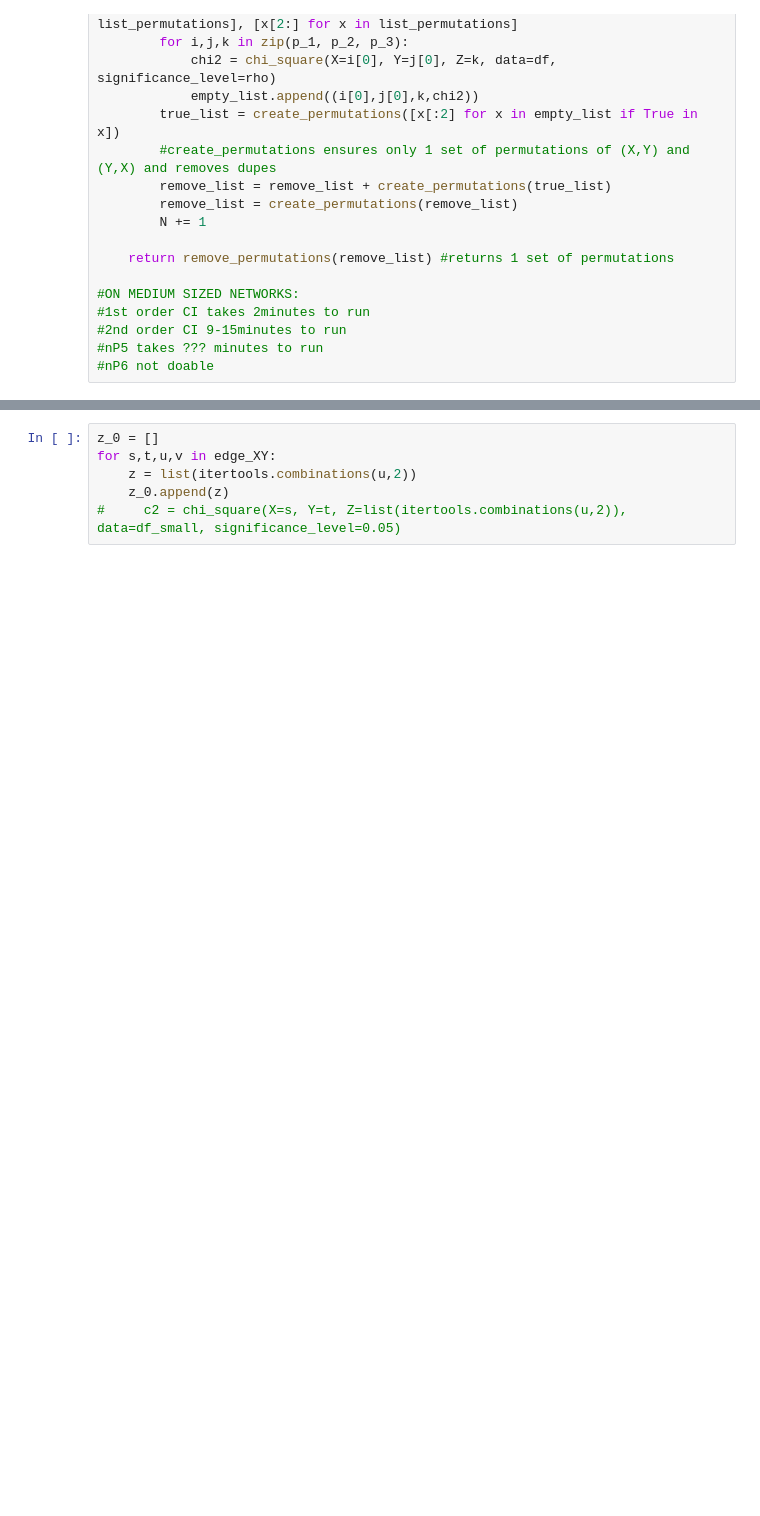
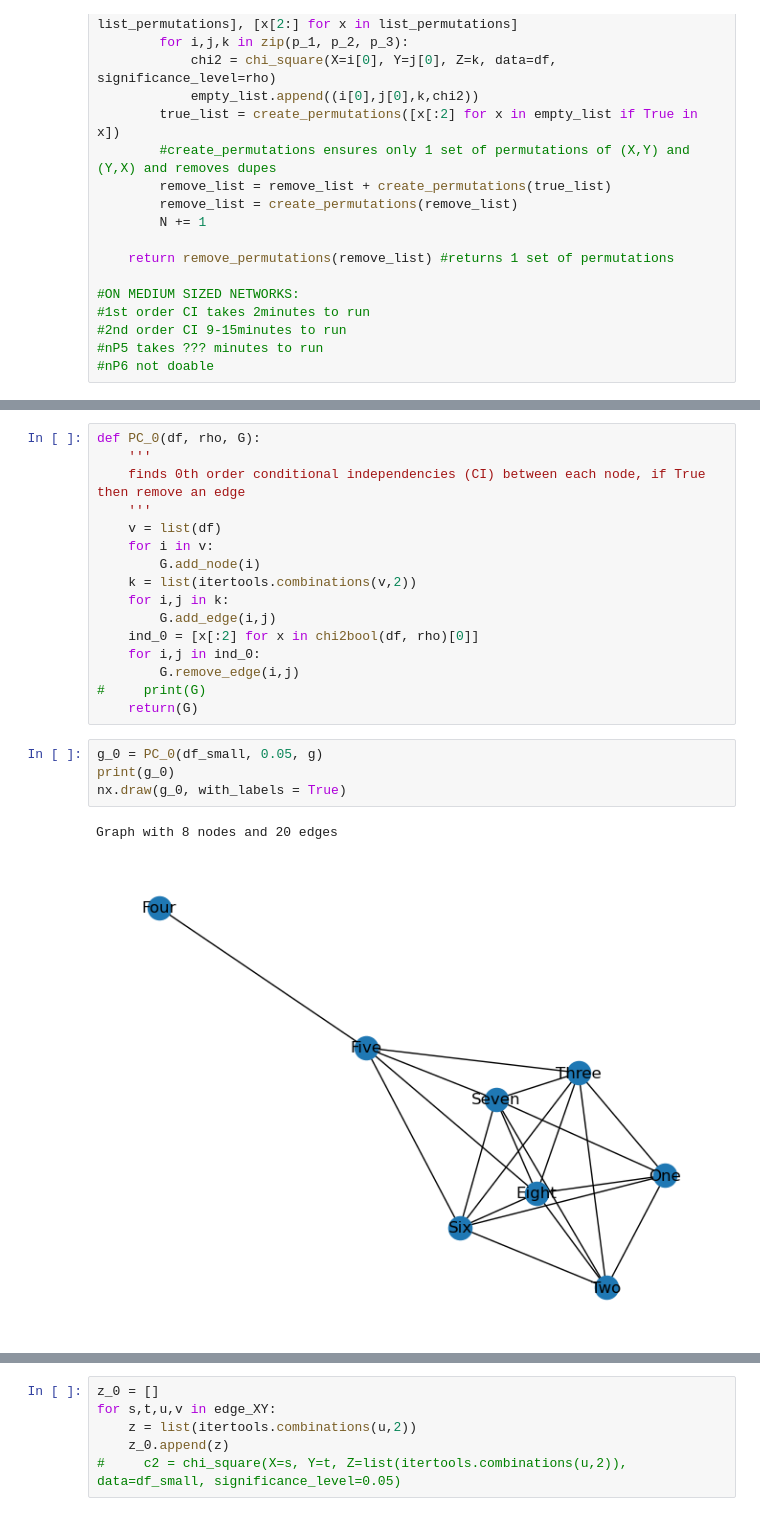
Before and after one commit to Elicit3495/ML_FYP, a Jupyter notebook: conditional.ipynb, the cells around one changed output, grey strips where cells are left out. Cells and saved outputs as stored; diff of their text form; blank space fills up the shorter version.

Commit message:
find_adjacent_XY

```diff
--- a/conditional.ipynb
+++ b/conditional.ipynb
@@ -242,0 +203,23 @@ len(test_list)
+# %%
+def PC_0(df, rho, G):
+    '''
+    finds 0th order conditional independencies (CI) between each node, if True then remove an edge
+    '''
+    v = list(df)
+    for i in v:
+        G.add_node(i)
+    k = list(itertools.combinations(v,2))
+    for i,j in k:
+        G.add_edge(i,j)
+    ind_0 = [x[:2] for x in chi2bool(df, rho)[0]]
+    for i,j in ind_0:
+        G.remove_edge(i,j)
+#     print(G)
+    return(G)
+# %%
+g_0 = PC_0(df_small, 0.05, g)
+print(g_0)
+nx.draw(g_0, with_labels = True)
+# %% [output]
+Graph with 8 nodes and 20 edges
+[figure, added]
```
Also changed, not shown: parts of 25 cells of this notebook.
